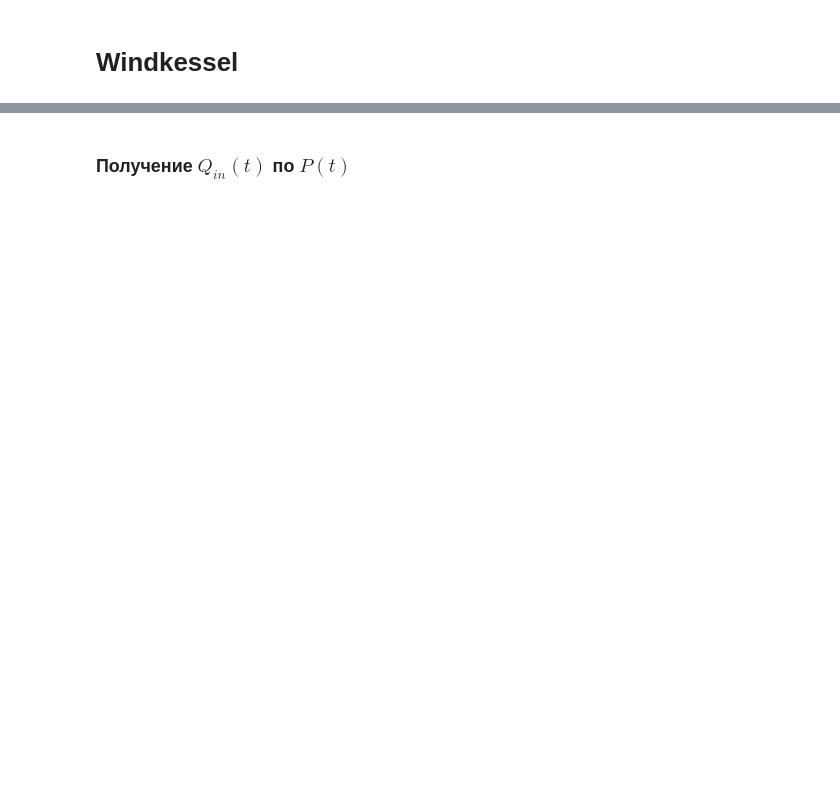
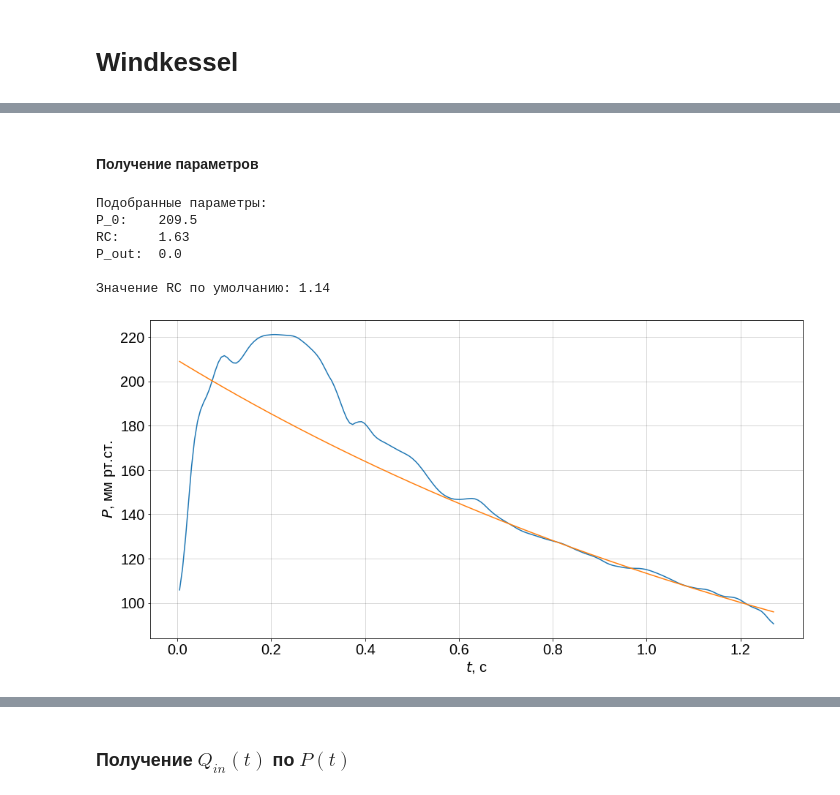
Before and after one commit to VanessB/Windkessel, a Jupyter notebook: RealDataTest.ipynb, the cells around one changed output, grey strips where cells are left out. Cells and saved outputs as stored; diff of their text form; code cells hidden in the pictures; blank space fills up the shorter version.

```diff
--- a/RealDataTest.ipynb
+++ b/RealDataTest.ipynb
@@ -76,2 +106,2 @@ plot_x_y(T, P, "$ t $, с", "$ P $, мм рт.ст.")
 # %%
-test_model.set_P(T, P)#, der_P)
+test_model.set_P(T, P, der_P)
@@ -95,0 +112,37 @@ P_out:  33.2
+# %% [markdown]
+#### Получение параметров
+# %%
+P_0, RC, P_out = test_model.get_exp_param()
+
+print("Подобранные параметры: ")
+print("P_0:\t%.1f" % P_0)
+print("RC:\t%.2f" % RC)
+print("P_out:\t%.1f" % P_out)
+
+print()
+print("Значение RC по умолчанию: %.2f" % (test_model.R * test_model.C))
+# %% [output]
+Подобранные параметры:
+P_0:    209.5
+RC:     1.63
+P_out:  0.0
+
+Значение RC по умолчанию: 1.14
+# %%
+def plot_exp_fit():
+    fig = plt.figure()
+    ax = fig.gca()
+    fig.set_figheight(8)
+    fig.set_figwidth(16)
+    ax.grid(color='#000000', alpha=0.15, linestyle='-', linewidth=1, which='major')
+    ax.grid(color='#000000', alpha=0.1, linestyle='-', linewidth=0.5, which='minor')
+
+    ax.plot(test_model.T, test_model.P, label="Измеренное давление")
+    ax.plot(test_model.T, test_model.diastole_exp_decay(test_model.T, P_0, RC, P_out), label="Экспонента")
+
+    ax.set_xlabel("$ t $, с")
+    ax.set_ylabel("$ P $, мм рт.ст.")
+
+plot_exp_fit()
+# %% [output]
+[figure, added]
```
Also changed, not shown: parts of 42 cells of this notebook, 4 other files.
